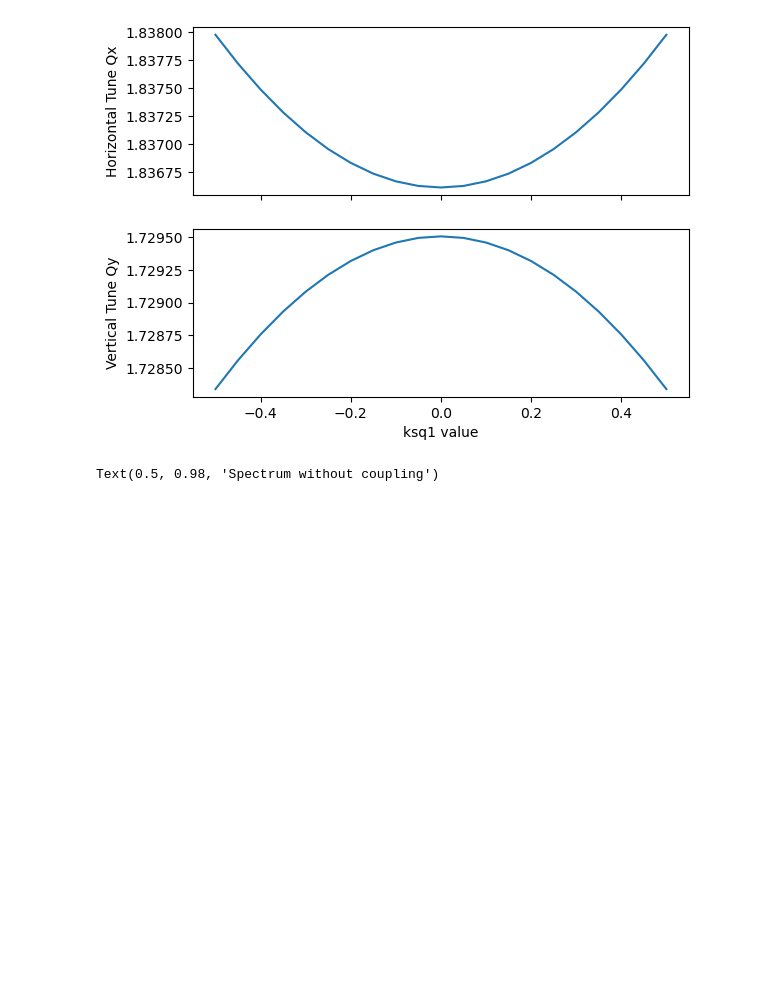
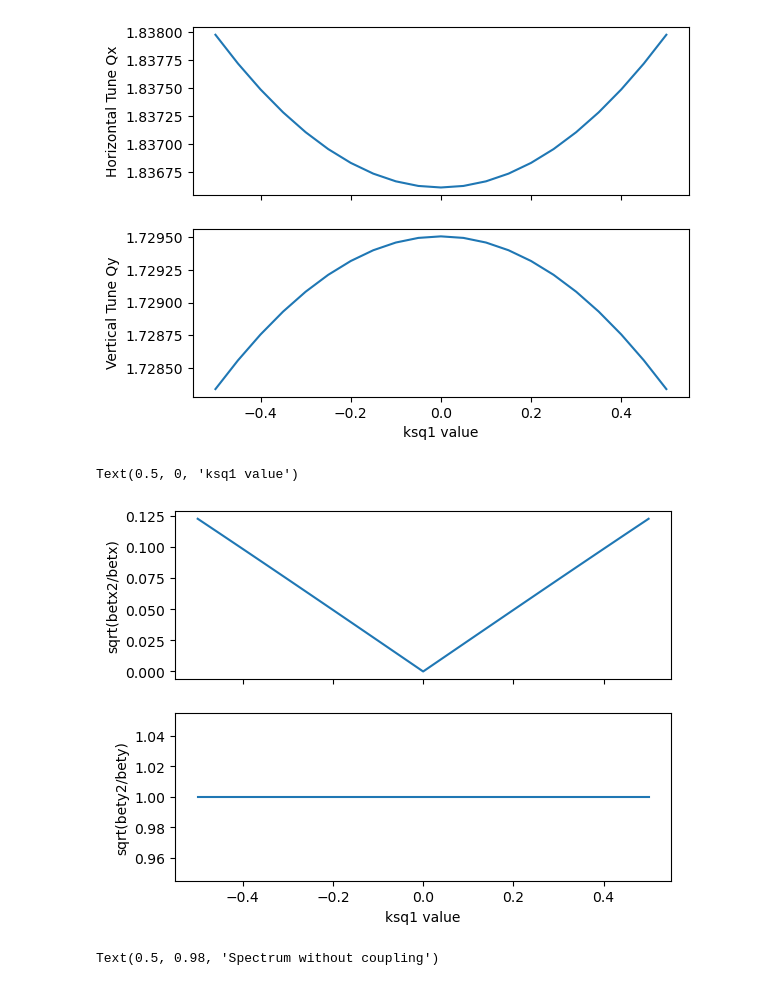
Before and after one commit to xsuite/bpmeth, a Jupyter notebook: examples/ELENA/ring/ELENA_coupling.ipynb, the cells around one changed output. Cells and saved outputs as stored; diff of their text form; code cells hidden in the pictures; blank space fills up the shorter version.

```diff
--- a/examples/ELENA/ring/ELENA_coupling.ipynb
+++ b/examples/ELENA/ring/ELENA_coupling.ipynb
@@ -45,5 +45,5 @@ Beam, particle=ANTIPROTON, pc:=beam_p_GeV_c,ex=5.0E-6,ey=5.0E-6, sige=1E-3, NPAR
 line_mad = xt.Line.from_madx_sequence(madx.sequence.elena, deferred_expressions=True)
 start_elem = "lnr.vvgbf.0114"
 line_mad.cycle(name_first_element=start_elem, inplace=True)  # Such that dipole is not spanning over end-beginning of lattice
-line_mad.particle_ref = xt.Particles(p0c=0.1e6, mass0=0.938272e6, q0=1)
+line_mad.particle_ref = xt.Particles(p0c=0.1e6, mass0=0.938272e6, q0=-1)  # Don't forget: H-!!!
 line_mad.configure_bend_model(core='adaptive', edge='full')
@@ -80,6 +89,24 @@ ax[1].set_xlabel('ksq1 value')
 # %% [output]
 Text(0.5, 0, 'ksq1 value')
 [figure]
+# %%
+tws = []
+ksqvals = np.linspace(-0.5, 0.5, 21)
+
+for ksqval in ksqvals:
+    line_zero_quads.vars["lnr_ksq1"] = ksqval
+    tw = line_zero_quads.twiss4d()
+    tws.append(tw)
+
+fig, ax = plt.subplots(2, sharex=True)
+ax[0].plot(ksqvals, [np.sqrt(tw.betx2[0]/tw.betx[0]) for tw in tws])
+ax[1].plot(ksqvals, [np.sqrt(tw.bety2[0]/tw.bety[0]) for tw in tws])
+ax[0].set_ylabel('sqrt(betx2/betx)')
+ax[1].set_ylabel('sqrt(bety2/bety)')
+ax[1].set_xlabel('ksq1 value')
+# %% [output]
+Text(0.5, 0, 'ksq1 value')
+[figure, added]
 # %%
 n_part = 5
 x_init = np.linspace(0, 0.005, n_part)
```
Also changed, not shown: parts of 3 cells of this notebook, 11 other files.
